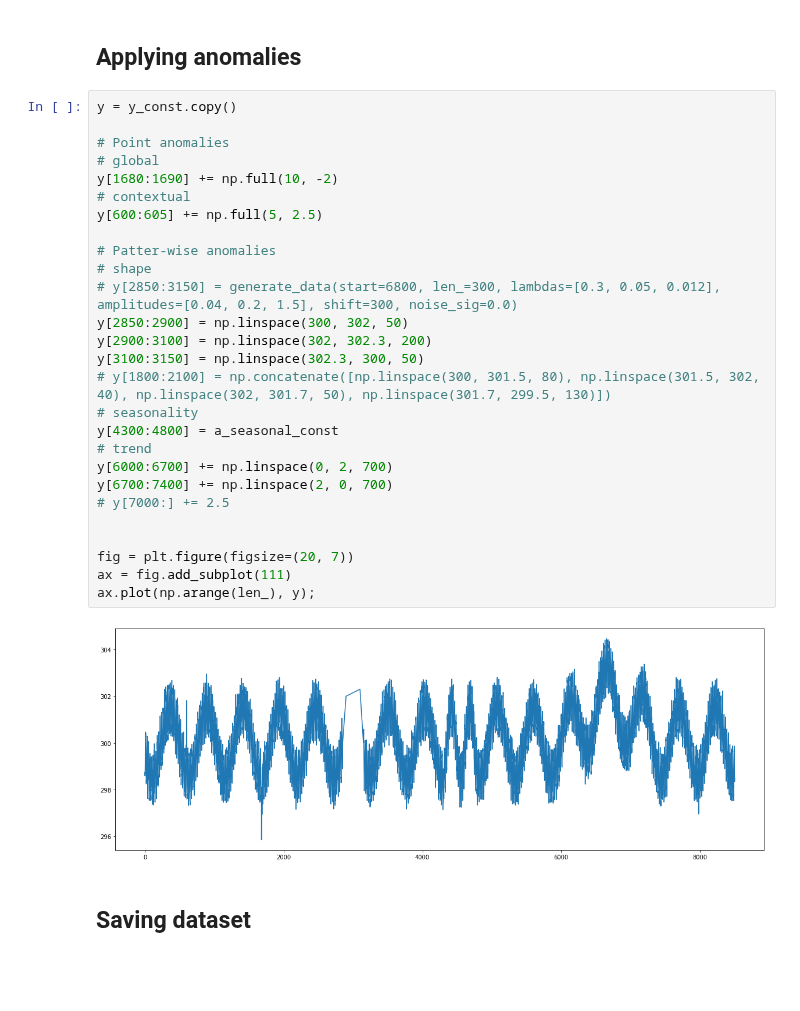
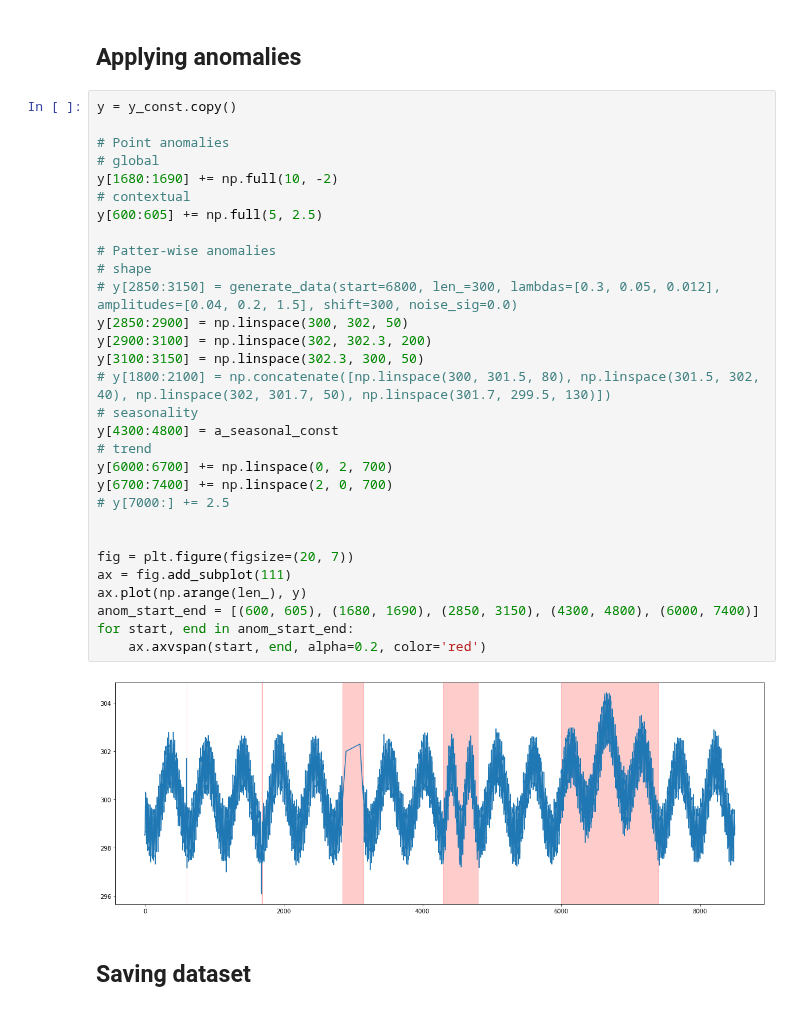
Before and after one commit to Stashq/TS-Forecasting, a Jupyter notebook: notebooks/generate_dataset.ipynb, the cells around one changed output. Drawn from its saved outputs; the diff is of its cells as text; blank space fills up the shorter version.

```diff
--- a/notebooks/generate_dataset.ipynb
+++ b/notebooks/generate_dataset.ipynb
@@ -48,32 +48,35 @@ a_seasonal_const = generate_data(start=7800, len_=500, lambdas=[0.3, 2*0.012], a
 # %%
 y = y_const.copy()
 
 # Point anomalies
 # global
 y[1680:1690] += np.full(10, -2)
 # contextual
 y[600:605] += np.full(5, 2.5)
 
 # Patter-wise anomalies
 # shape
 # y[2850:3150] = generate_data(start=6800, len_=300, lambdas=[0.3, 0.05, 0.012], amplitudes=[0.04, 0.2, 1.5], shift=300, noise_sig=0.0)
 y[2850:2900] = np.linspace(300, 302, 50)
 y[2900:3100] = np.linspace(302, 302.3, 200)
 y[3100:3150] = np.linspace(302.3, 300, 50)
 # y[1800:2100] = np.concatenate([np.linspace(300, 301.5, 80), np.linspace(301.5, 302, 40), np.linspace(302, 301.7, 50), np.linspace(301.7, 299.5, 130)])
 # seasonality
 y[4300:4800] = a_seasonal_const
 # trend
 y[6000:6700] += np.linspace(0, 2, 700)
 y[6700:7400] += np.linspace(2, 0, 700)
 # y[7000:] += 2.5
 
 
 fig = plt.figure(figsize=(20, 7))
 ax = fig.add_subplot(111)
-ax.plot(np.arange(len_), y);
+ax.plot(np.arange(len_), y)
+anom_start_end = [(600, 605), (1680, 1690), (2850, 3150), (4300, 4800), (6000, 7400)]
+for start, end in anom_start_end:
+    ax.axvspan(start, end, alpha=0.2, color='red')
 # %% [output]
-[figure, old version]
+[figure, new version]
 # %% [markdown]
 ## Saving dataset
 # %%
```
Also changed, not shown: parts of 1 cell of this notebook, 18 other files.
